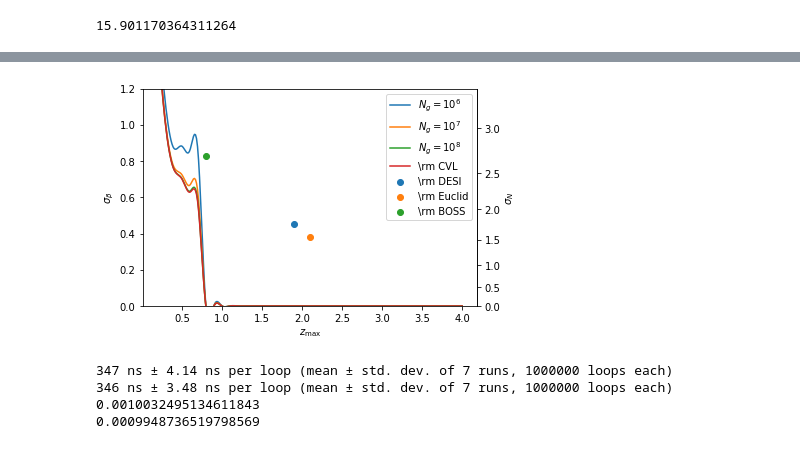
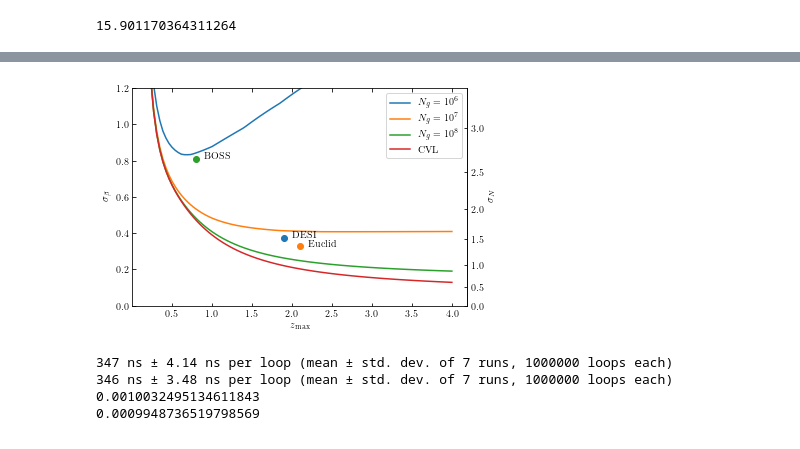
Before and after one commit to yanlongastro/galaxy_survey, a Jupyter notebook: galsurvey_test.ipynb, the cells around one changed output, grey strips where cells are left out. Drawn from its saved outputs; the diff is of its cells as text; code cells hidden in the pictures.

```diff
--- a/galsurvey_test.ipynb
+++ b/galsurvey_test.ipynb
@@ -171,7 +192,7 @@ plt.show()
 # %%
 region_ps_0={
     'k_min': 0.01,
-    'k_max': 0.5,
+    'k_max': 1.0,
     'mu_min': -1.0,
     'mu_max': 1.0
 }
@@ -247,0 +320,10 @@ array(3.73254697e-05)
+# %%
+for zmax in [1.0, 1.05, 1.1]:
+    survey_geo['z_max']=zmax
+    survey_geo['N_g']=1e7
+    svy = galsurvey.survey(cosmo, ps, survey_geo, survey_params, ingredients, priors)
+    fisher = svy.fisher_matrix_ps(regions_ps, div_k=div_k, div_mu=div_mu)
+    print(fisher)
+    print(svy.zmid_list)
+    print(svy.z_max_int)
+    print(svy.beta_stdev)
@@ -248,12 +346,12 @@ array(3.73254697e-05)
 # %%
-zlst = np.linspace(0.2, 4, num=39)
+zlst = np.linspace(0.2, 4, num=100)
 Nglst = [ 1e6, 1e7, 1e8, 1e100]
 slst = np.zeros((len(Nglst), len(zlst)))
-div_k, div_mu = 10, 10
+div_k, div_mu = 20, 10
 #fisherlst = np.zeros((len(Nglst), len(zlst), 2, 2))
 for j in range(len(zlst)):
     z = zlst[j]
-    print(z, end=' ')
+    print('%.2f'%(z), end=' ')
     survey_geo['z_max']=z
     for i in range(len(Nglst)):
         survey_geo['N_g']=Nglst[i]
@@ -320,37 +417,43 @@ fisher_boss = boss.fisher_matrix_ps(regions_ps, div_k=div_k, div_mu=div_mu)
 # %%
 from scipy.interpolate import make_interp_spline, BSpline
 
 
 
 def b2n(x):
     return 4.4/1.45 - 4.4* (-x + 1)/(2.45 - (-x + 1))
 def n2b(y):
     t = 4.4/1.45 -y
     return 1 - 2.45*t/(t+4.4)
 
-
+matplotlib.rcParams['ytick.right'] = False
 fig, ax = plt.subplots()
 ax_r = ax.secondary_yaxis("right", functions=(b2n, n2b))
 
 labels = [ r'$N_g=10^6$', r'$N_g=10^7$', r'$N_g=10^8$', r'\rm CVL']
 for i in range(len(slst)):
-    xnew = np.linspace(zlst.min(), zlst.max(), 300)
-    spl = make_interp_spline(zlst, slst[i], k=3)
-    ynew = spl(xnew)
-    ax.plot(xnew, ynew, label=labels[i])
-    #ax.plot(zlst, slst[i], c='k')
+    #xnew = np.linspace(zlst.min(), zlst.max(), 300)
+    #spl = make_interp_spline(zlst, slst[i], k=3)
+    #ynew = spl(xnew)
+    #ax.plot(xnew, ynew, label=labels[i])
+    ax.plot(zlst, slst[i],label=labels[i])
 
-ax.scatter(desi.z_max, desi.beta_stdev, label=r'\rm DESI')
-ax.scatter(euclid.z_max, euclid.beta_stdev, label=r'\rm Euclid')
-ax.scatter(boss.z_max, boss.beta_stdev, label=r'\rm BOSS')
+ax.scatter(desi.z_max, desi.beta_stdev)
+ax.text(desi.z_max+0.1, desi.beta_stdev, r'\rm DESI')
+ax.scatter(euclid.z_max, euclid.beta_stdev)
+ax.text(euclid.z_max+0.1, euclid.beta_stdev, r'\rm Euclid')
+ax.scatter(boss.z_max, boss.beta_stdev)
+ax.text(boss.z_max+0.1, boss.beta_stdev, r'\rm BOSS')
 ax.legend()
 ax.set_xlabel(r'$z_{\rm max}$')
 ax.set_ylabel(r'$\sigma_\beta$')
 ax_r.set_ylabel(r'$\sigma_N$')
 ax.set_ylim(0,1.2)
+plt.savefig('sigmabeta.pdf', bbox_inches='tight')
 plt.show()
+
+matplotlib.rcParams['ytick.right'] = True
 # %% [output]
-[figure, old version]
+[figure, new version]
 # %%
 %timeit desi.integrand_ps(0.4, 0.4, 0.4, 1, 1, simplify=False)
 %timeit desi.integrand_ps(0.4, 0.4, 0.4, 1, 1, simplify=True)
```
Also changed, not shown: parts of 34 cells of this notebook, 1 other file.
